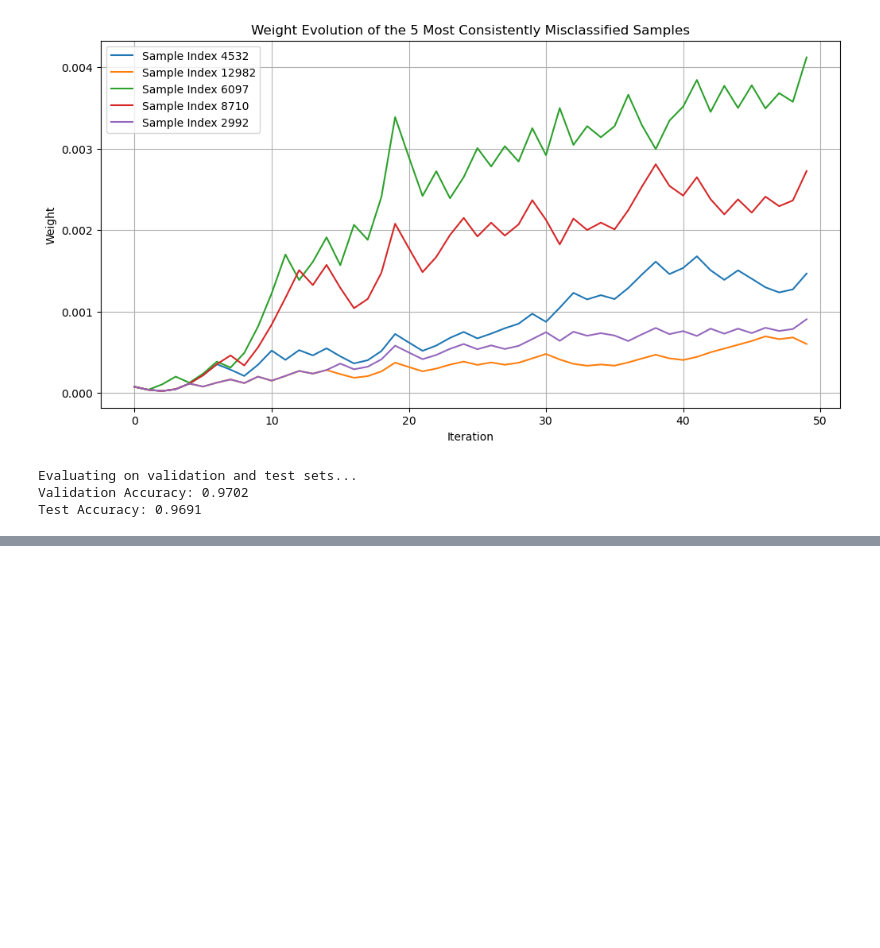
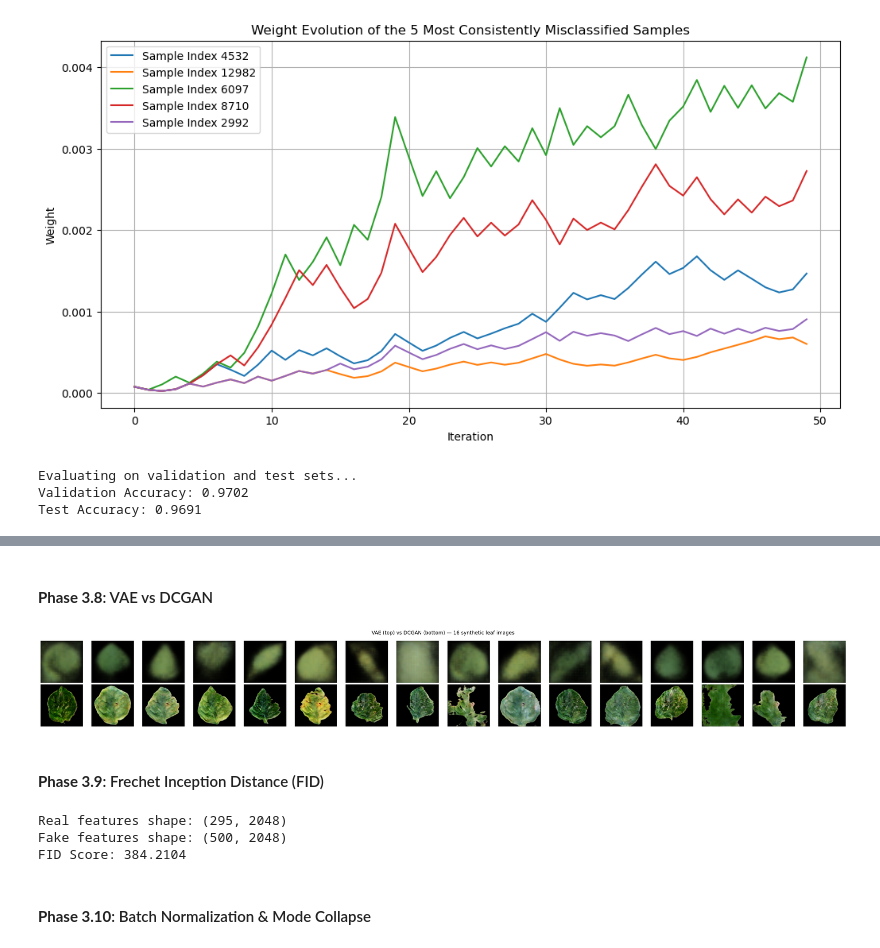
Before and after one commit to dwaipayanhaldar/E1-213-Pattern-Recognition-Neural-Network, a Jupyter notebook: Assignment_3/E1_213_A3_Dwaipayan_Haldar_code.ipynb, the cells around one changed output, grey strips where cells are left out. Cells and saved outputs as stored; diff of their text form; code cells hidden in the pictures; blank space fills up the shorter version.

```diff
--- a/Assignment_3/E1_213_A3_Dwaipayan_Haldar_code.ipynb
+++ b/Assignment_3/E1_213_A3_Dwaipayan_Haldar_code.ipynb
@@ -126,0 +307,2 @@ Test Accuracy: 0.9691
+# %% [markdown]
+#### **Phase 3.8**: VAE vs DCGAN
@@ -126,0 +327,29 @@ Test Accuracy: 0.9691
+# %%
+model_vae = VAE(128, 32).to(device)
+model_vae.load_state_dict(torch.load('vae_model_weights.pth', map_location=device))
+model_vae.eval()
+
+model_gan = GAN(128, 128).to(device)
+model_gan.load_state_dict(torch.load('gan_model_weights.pth', map_location=device))
+model_gan.eval()
+
+with torch.no_grad():
+    grid_vae = model_vae.sample(16).permute(0, 2, 3, 1).cpu().numpy()
+    grid_gan = model_gan.generate(16).permute(0, 2, 3, 1).cpu().numpy()
+
+fig, axes = plt.subplots(2, 16, figsize=(32, 4))
+fig.suptitle('VAE (top) vs DCGAN (bottom) — 16 synthetic leaf images', fontsize=14)
+for i in range(16):
+    axes[0, i].imshow(grid_vae[i].clip(0, 1))
+    axes[0, i].axis('off')
+    axes[1, i].imshow(grid_gan[i].clip(0, 1))
+    axes[1, i].axis('off')
+axes[0, 0].set_ylabel('VAE', fontsize=12)
+axes[1, 0].set_ylabel('GAN', fontsize=12)
+plt.tight_layout()
+plt.savefig('P03_8.png', dpi=150, bbox_inches='tight')
+plt.show()
+# %% [output]
+[figure, added]
+# %% [markdown]
+#### **Phase 3.9**: Frechet Inception Distance (FID)
@@ -126,0 +377,38 @@ Test Accuracy: 0.9691
+# %%
+inception = inception_v3(weights=Inception_V3_Weights.DEFAULT)
+inception.fc = nn.Identity()
+inception = inception.to(device)
+inception.eval()
+
+real_loader = DataLoader(Subset(aptos, range(min(500, len(aptos)))), batch_size=32, shuffle=False)
+
+real_features = []
+with torch.no_grad():
+    for X in real_loader:
+        X = X.to(device)
+        real_features.append(inception(X).cpu().numpy())
+real_features = np.concatenate(real_features, axis=0)[:500]
+print(f'Real features shape: {real_features.shape}')
+
+
+gan_resize = transforms.Resize((299, 299))
+fake_features = []
+model_gan_aptos = GAN(input_dim=128, latent_dim=128).to(device)
+model_gan_aptos.load_state_dict(torch.load('gan_aptos_model_weights.pth', map_location=device))
+with torch.no_grad():
+    for start in range(0, 500, 32):
+        B = min(32, 500 - start)
+        fake = model_gan_aptos.generate(B)
+        fake = torch.stack([gan_resize(img) for img in fake])
+        fake_features.append(inception(fake.to(device)).cpu().numpy())
+fake_features = np.concatenate(fake_features, axis=0)
+print(f'Fake features shape: {fake_features.shape}')
+
+fid_score = fid(real_features, fake_features)
+print(f'FID Score: {fid_score:.4f}')
+# %% [output]
+Real features shape: (295, 2048)
+Fake features shape: (500, 2048)
+FID Score: 384.2104
+# %% [markdown]
+#### **Phase 3.10**: Batch Normalization & Mode Collapse
```
Also changed, not shown: parts of 31 cells of this notebook, 13 other files.
